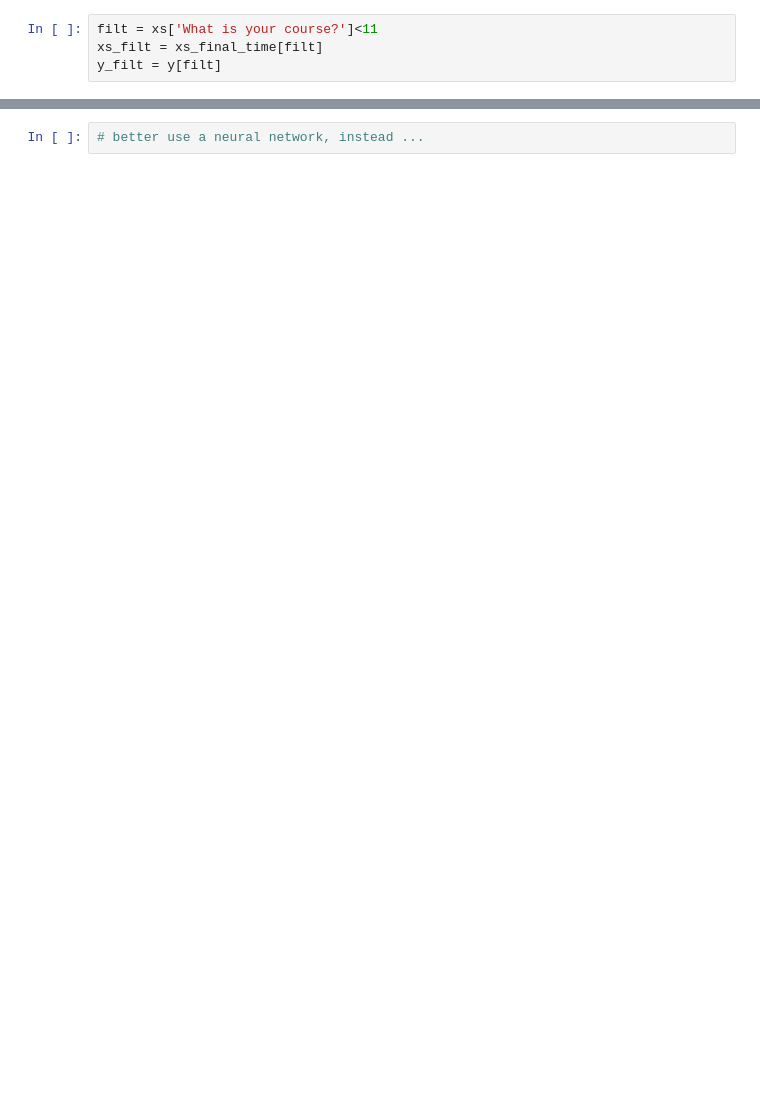
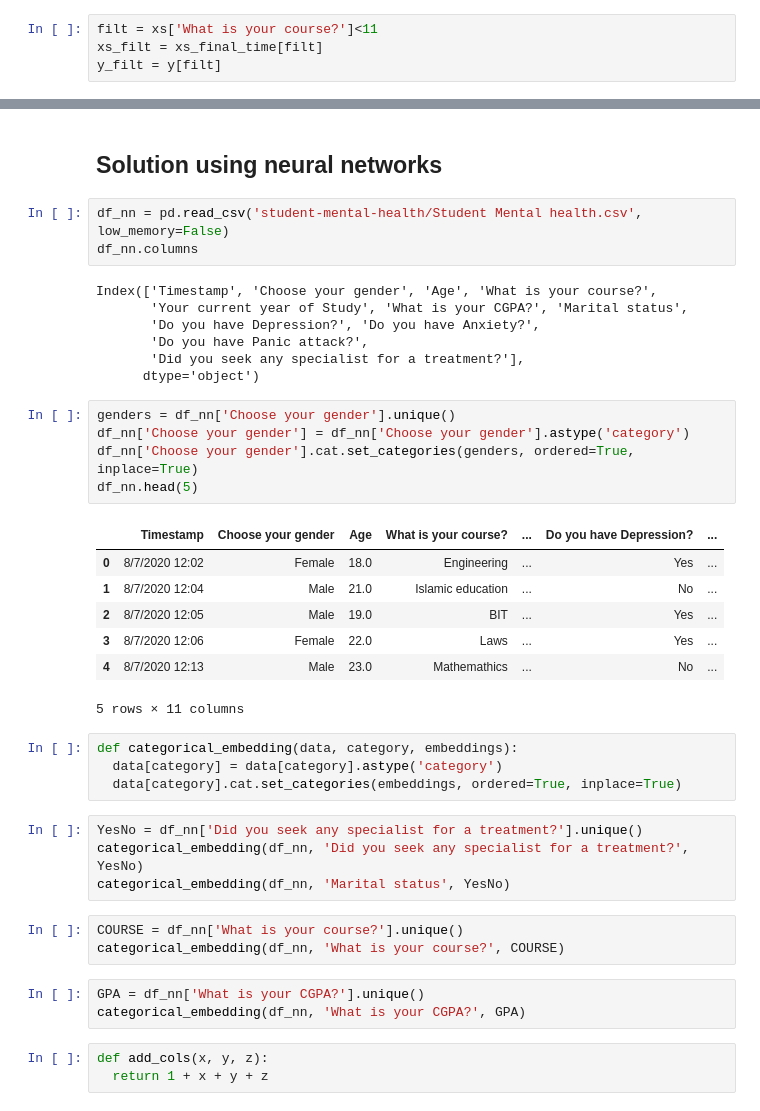
Before and after one commit to alienflip/fast.ai-Course, a Jupyter notebook: mental_health_predictor.ipynb, the cells around one changed output, grey strips where cells are left out. Saved outputs shown, nothing was run; the diff lists cells and outputs as text; blank space fills up the shorter version.

```diff
--- a/mental_health_predictor.ipynb
+++ b/mental_health_predictor.ipynb
@@ -490,2 +500,42 @@ m_rmse(m, xs_filt, y_filt), m_rmse(m, valid_xs_time, valid_y)
-# %%
-# better use a neural network, instead ...
+# %% [markdown]
+## Solution using neural networks
+# %%
+df_nn = pd.read_csv('student-mental-health/Student Mental health.csv', low_memory=False)
+df_nn.columns
+# %% [output]
+Index(['Timestamp', 'Choose your gender', 'Age', 'What is your course?',
+       'Your current year of Study', 'What is your CGPA?', 'Marital status',
+       'Do you have Depression?', 'Do you have Anxiety?',
+       'Do you have Panic attack?',
+       'Did you seek any specialist for a treatment?'],
+      dtype='object')
+# %%
+genders = df_nn['Choose your gender'].unique()
+df_nn['Choose your gender'] = df_nn['Choose your gender'].astype('category')
+df_nn['Choose your gender'].cat.set_categories(genders, ordered=True, inplace=True)
+df_nn.head(5)
+# %% [output]
+|  | Timestamp | Choose your gender | Age | What is your course? | ... | Do you have Depression? | ... |
+| 0 | 8/7/2020 12:02 | Female | 18.0 | Engineering | ... | Yes | ... |
+| 1 | 8/7/2020 12:04 | Male | 21.0 | Islamic education | ... | No | ... |
+| 2 | 8/7/2020 12:05 | Male | 19.0 | BIT | ... | Yes | ... |
+| 3 | 8/7/2020 12:06 | Female | 22.0 | Laws | ... | Yes | ... |
+| 4 | 8/7/2020 12:13 | Male | 23.0 | Mathemathics | ... | No | ... |
+5 rows × 11 columns
+# %%
+def categorical_embedding(data, category, embeddings):
+  data[category] = data[category].astype('category')
+  data[category].cat.set_categories(embeddings, ordered=True, inplace=True)
+# %%
+YesNo = df_nn['Did you seek any specialist for a treatment?'].unique()
+categorical_embedding(df_nn, 'Did you seek any specialist for a treatment?', YesNo)
+categorical_embedding(df_nn, 'Marital status', YesNo)
+# %%
+COURSE = df_nn['What is your course?'].unique()
+categorical_embedding(df_nn, 'What is your course?', COURSE)
+# %%
+GPA = df_nn['What is your CGPA?'].unique()
+categorical_embedding(df_nn, 'What is your CGPA?', GPA)
+# %%
+def add_cols(x, y, z):
+  return 1 + x + y + z
```
Also changed, not shown: parts of 43 cells of this notebook.
